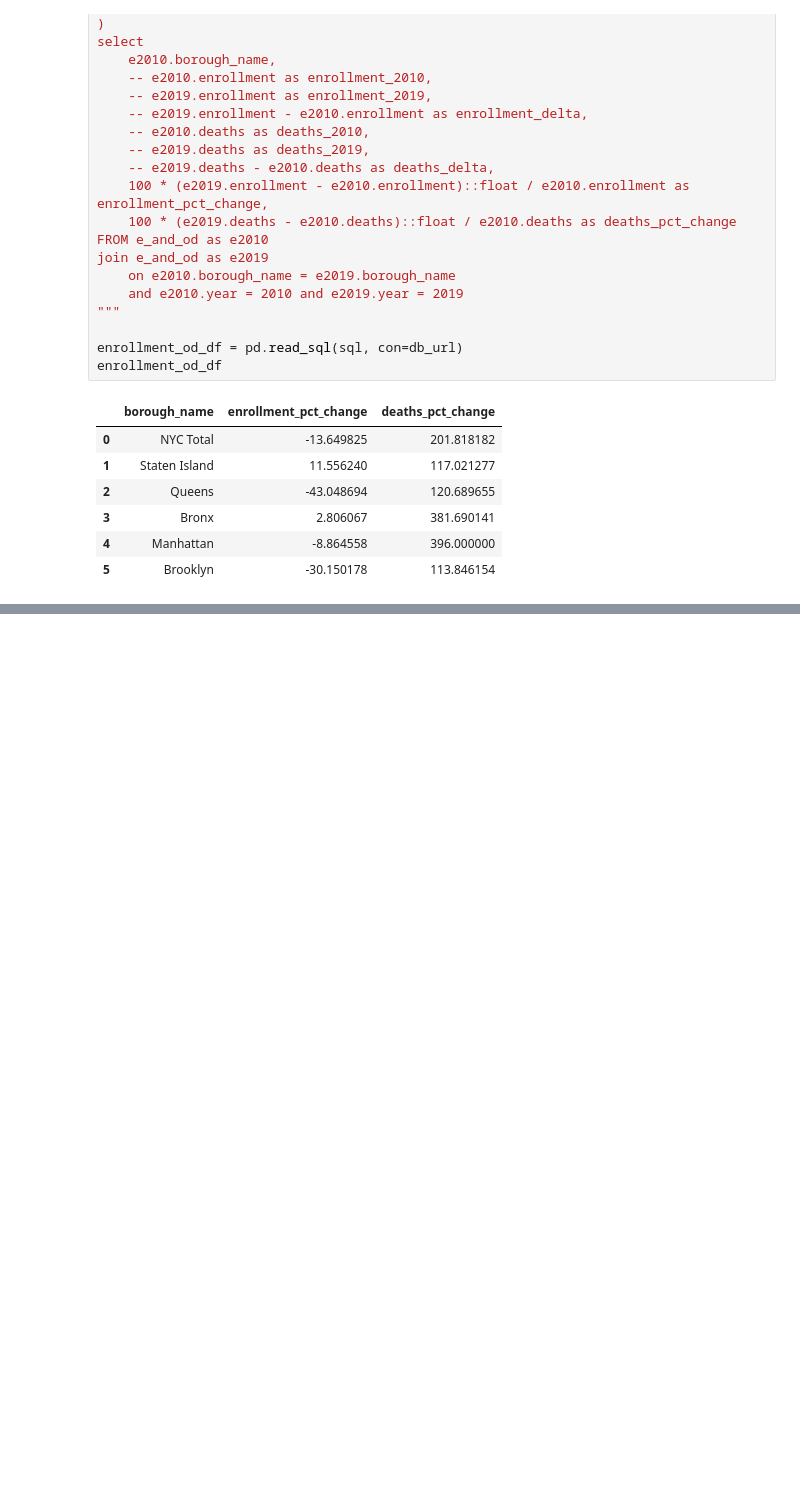
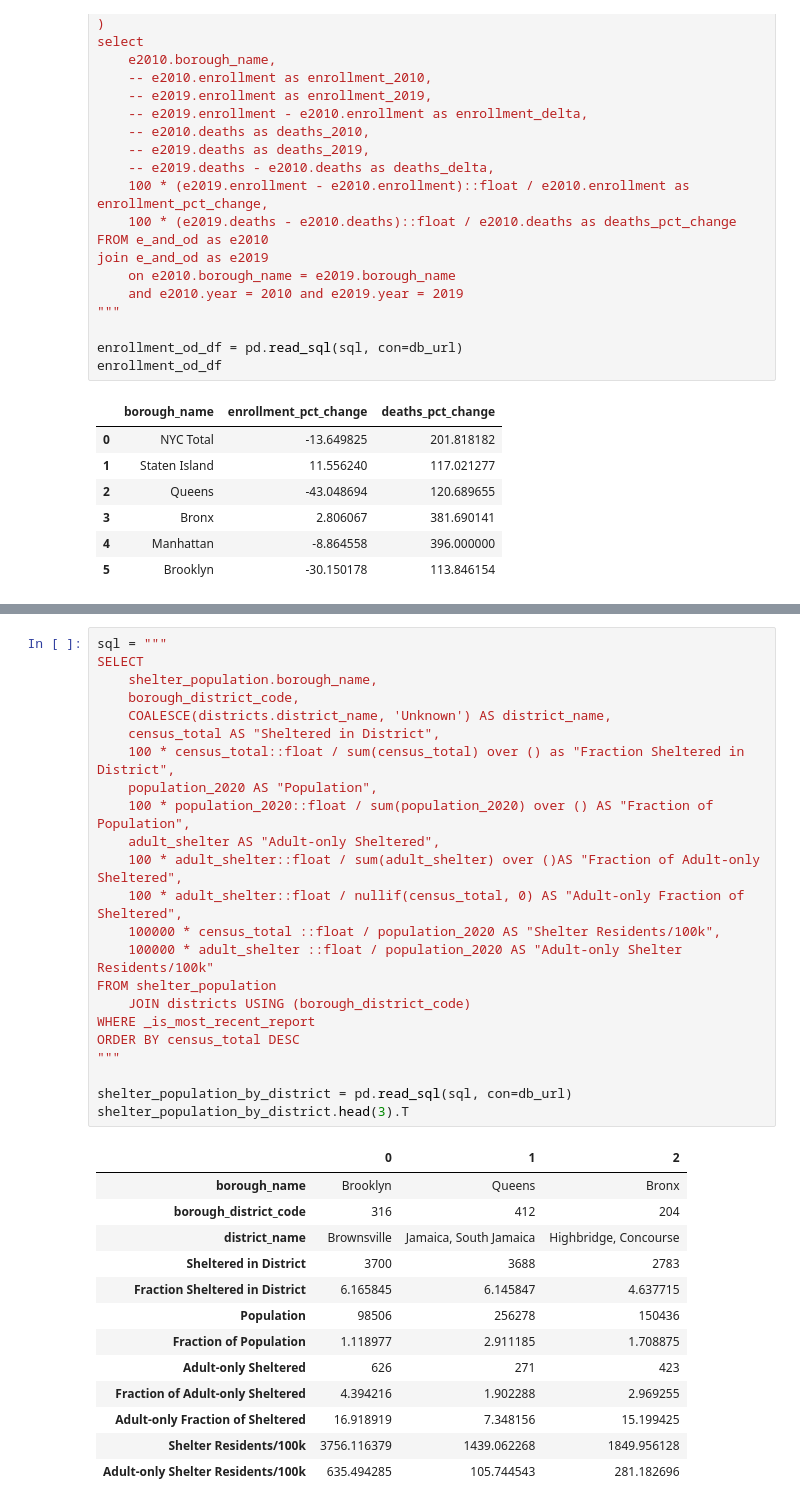
Before and after one commit to skritch/ghc-analysis, a Jupyter notebook: analysis/website_viz.ipynb, the cells around one changed output, grey strips where cells are left out. Saved outputs shown, nothing was run; the diff lists cells and outputs as text; blank space fills up the shorter version.

Commit message:
Add shelter analysis

```diff
--- a/analysis/website_viz.ipynb
+++ b/analysis/website_viz.ipynb
@@ -342,0 +440,37 @@ category_changes_df.head(3).T
+# %%
+sql = """
+SELECT
+    shelter_population.borough_name,
+    borough_district_code,
+    COALESCE(districts.district_name, 'Unknown') AS district_name,
+    census_total AS "Sheltered in District",
+    100 * census_total::float / sum(census_total) over () as "Fraction Sheltered in District",
+    population_2020 AS "Population",
+    100 * population_2020::float / sum(population_2020) over () AS "Fraction of Population",
+    adult_shelter AS "Adult-only Sheltered",
+    100 * adult_shelter::float / sum(adult_shelter) over ()AS "Fraction of Adult-only Sheltered",
+    100 * adult_shelter::float / nullif(census_total, 0) AS "Adult-only Fraction of Sheltered",
+    100000 * census_total ::float / population_2020 AS "Shelter Residents/100k",
+    100000 * adult_shelter ::float / population_2020 AS "Adult-only Shelter Residents/100k"
+FROM shelter_population
+    JOIN districts USING (borough_district_code)
+WHERE _is_most_recent_report
+ORDER BY census_total DESC
+"""
+
+shelter_population_by_district = pd.read_sql(sql, con=db_url)
+shelter_population_by_district.head(3).T
+# %% [output]
+|  | 0 | 1 | 2 |
+| borough_name | Brooklyn | Queens | Bronx |
+| borough_district_code | 316 | 412 | 204 |
+| district_name | Brownsville | Jamaica, South Jamaica | Highbridge, Concourse |
+| Sheltered in District | 3700 | 3688 | 2783 |
+| Fraction Sheltered in District | 6.165845 | 6.145847 | 4.637715 |
+| Population | 98506 | 256278 | 150436 |
+| Fraction of Population | 1.118977 | 2.911185 | 1.708875 |
+| Adult-only Sheltered | 626 | 271 | 423 |
+| Fraction of Adult-only Sheltered | 4.394216 | 1.902288 | 2.969255 |
+| Adult-only Fraction of Sheltered | 16.918919 | 7.348156 | 15.199425 |
+| Shelter Residents/100k | 3756.116379 | 1439.062268 | 1849.956128 |
+| Adult-only Shelter Residents/100k | 635.494285 | 105.744543 | 281.182696 |
```
Also changed, not shown: parts of 9 cells of this notebook, 33 other files.
